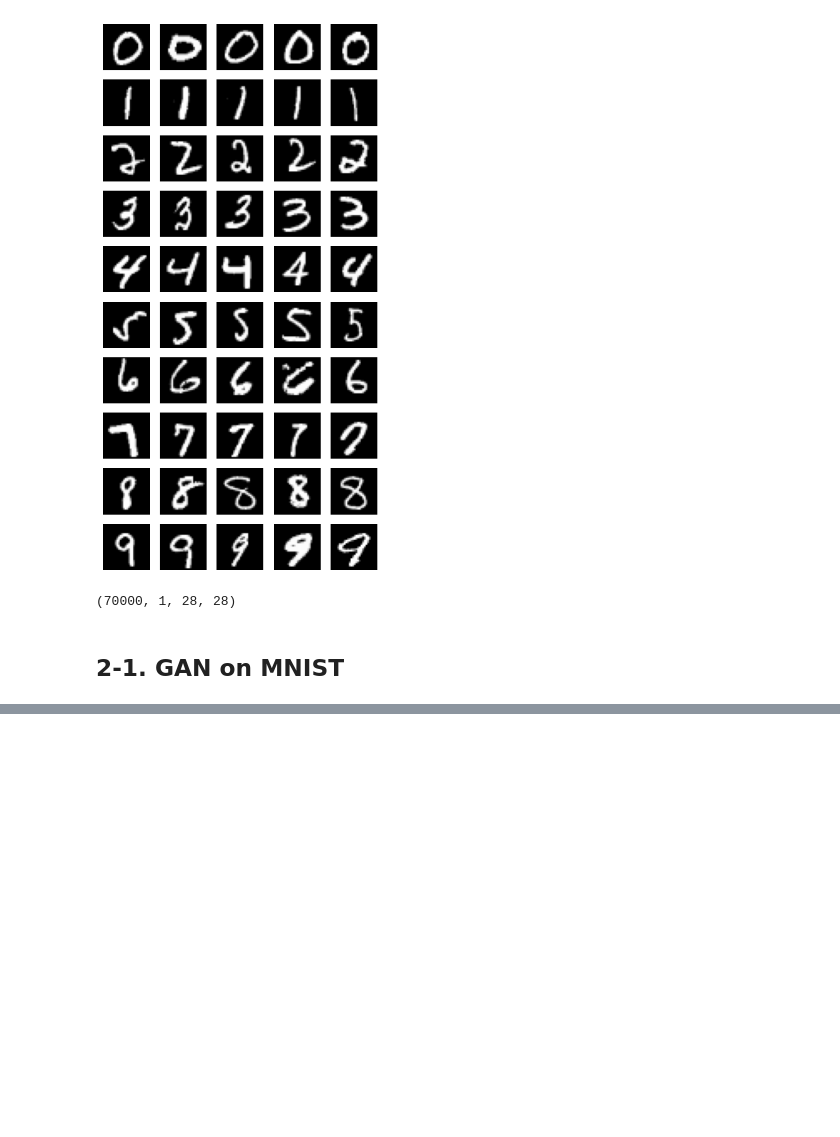
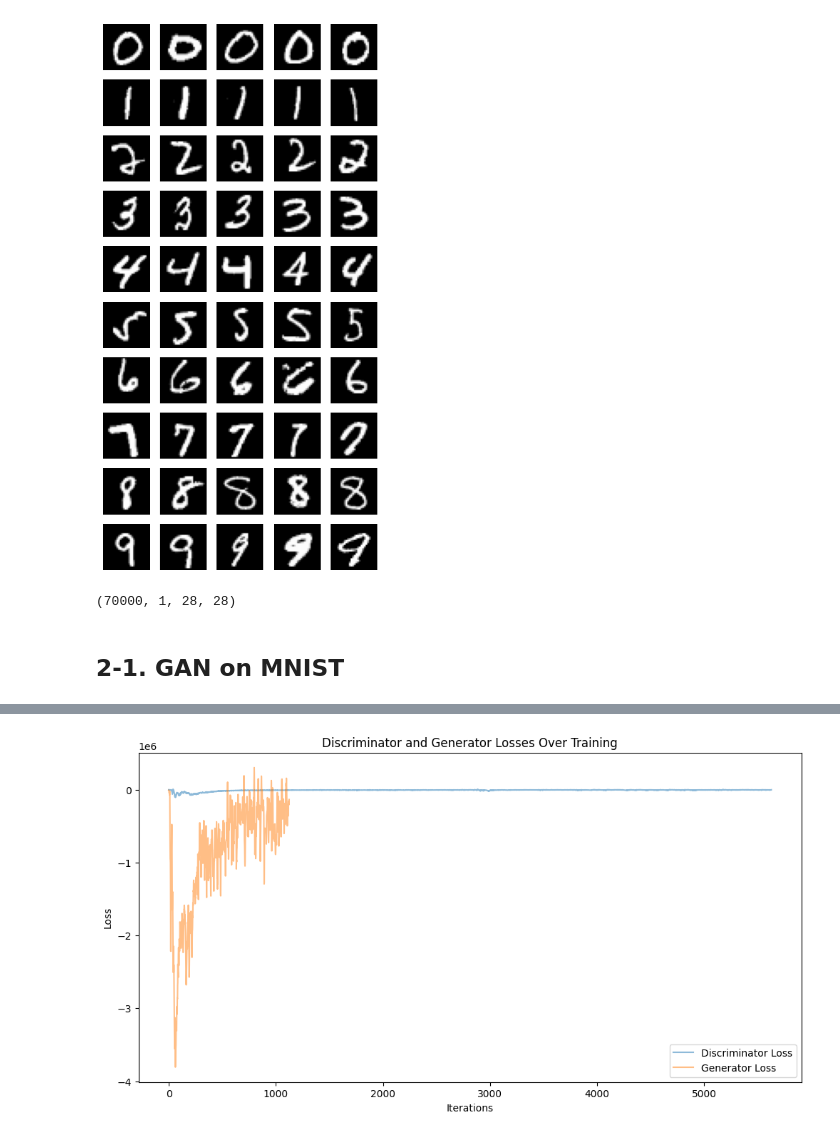
Before and after one commit to pooyaaf/Neural-Networks-Deep-Learning, a Jupyter notebook: Homework/HomeWork6/NNDL_HW6/Q2/Question_2_GenerativeAdverserialNetwork(GAN).ipynb, the cells around one changed output, grey strips where cells are left out. Drawn from its saved outputs; the diff is of its cells as text; code cells hidden in the pictures; blank space fills up the shorter version.

```diff
--- a/Homework/HomeWork6/NNDL_HW6/Q2/Question_2_GenerativeAdverserialNetwork(GAN).ipynb
+++ b/Homework/HomeWork6/NNDL_HW6/Q2/Question_2_GenerativeAdverserialNetwork(GAN).ipynb
@@ -205,0 +747,15 @@ Streaming output truncated to the last 5000 lines.
+# %%
+
+discriminator_loss = [loss.item() for loss in trainer.losses['D']]
+generator_loss = [loss.item() for loss in trainer.losses['G']]
+
+plt.figure(figsize=(12, 6))
+plt.plot(discriminator_loss, label='Discriminator Loss', alpha=0.5)
+plt.plot(generator_loss, label='Generator Loss', alpha=0.5)
+plt.xlabel('Iterations')
+plt.ylabel('Loss')
+plt.title('Discriminator and Generator Losses Over Training')
+plt.legend()
+plt.show()
+# %% [output]
+[figure, added]
```
Also changed, not shown: parts of 18 cells of this notebook.
